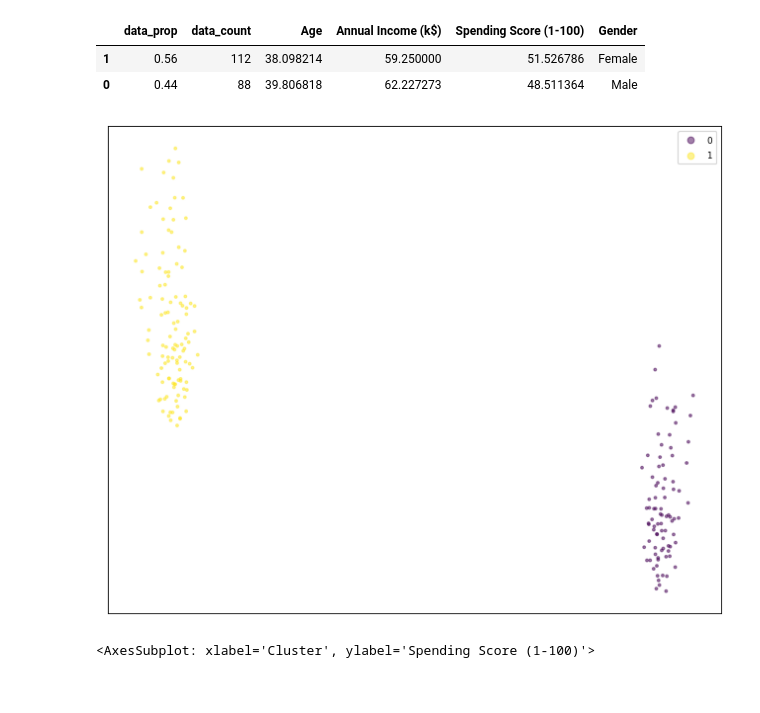
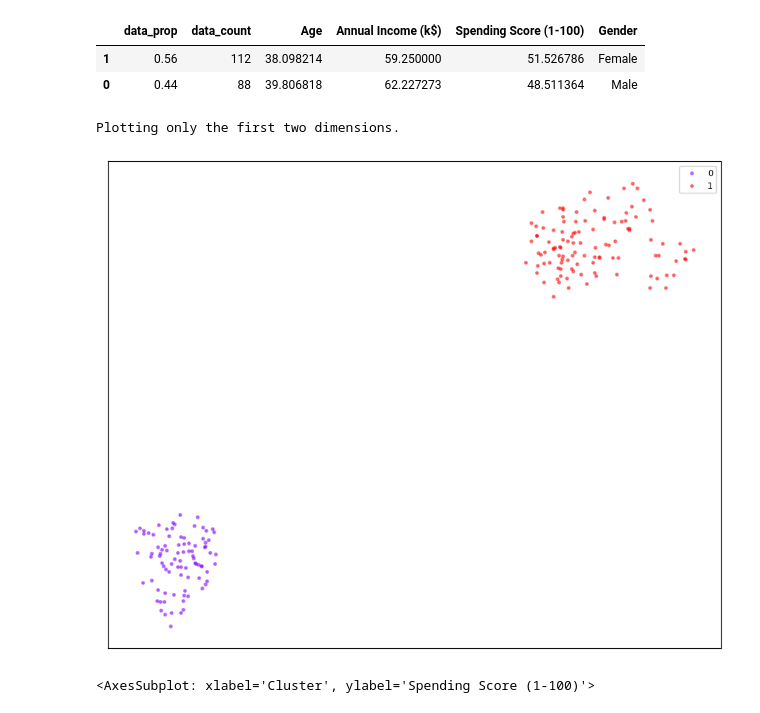
Before and after one commit to aitorporcel/QuickClus, a Jupyter notebook: notebooks/01_First_Example.ipynb, the cells around one changed output. Saved outputs shown, nothing was run; the diff lists cells and outputs as text; code cells hidden in the pictures.

```diff
--- a/notebooks/01_First_Example.ipynb
+++ b/notebooks/01_First_Example.ipynb
@@ -87,10 +88,11 @@ results_summary
 |  | data_prop | data_count | Age | Annual Income (k$) | Spending Score (1-100) | Gender |
 | 1 | 0.56 | 112 | 38.098214 | 59.250000 | 51.526786 | Female |
 | 0 | 0.44 | 88 | 39.806818 | 62.227273 | 48.511364 | Male |
-# %%
-clf.plot_2d_labels()
-# %% [output]
-[figure, removed]
+# %%
+fig_results = clf.plot_2d_labels()
+# %% [output]
+Plotting only the first two dimensions.
+[figure, added]
 # %%
 import seaborn as sns
 from matplotlib.pyplot import figure
```
Also changed, not shown: parts of 7 cells of this notebook, 3 other files.
